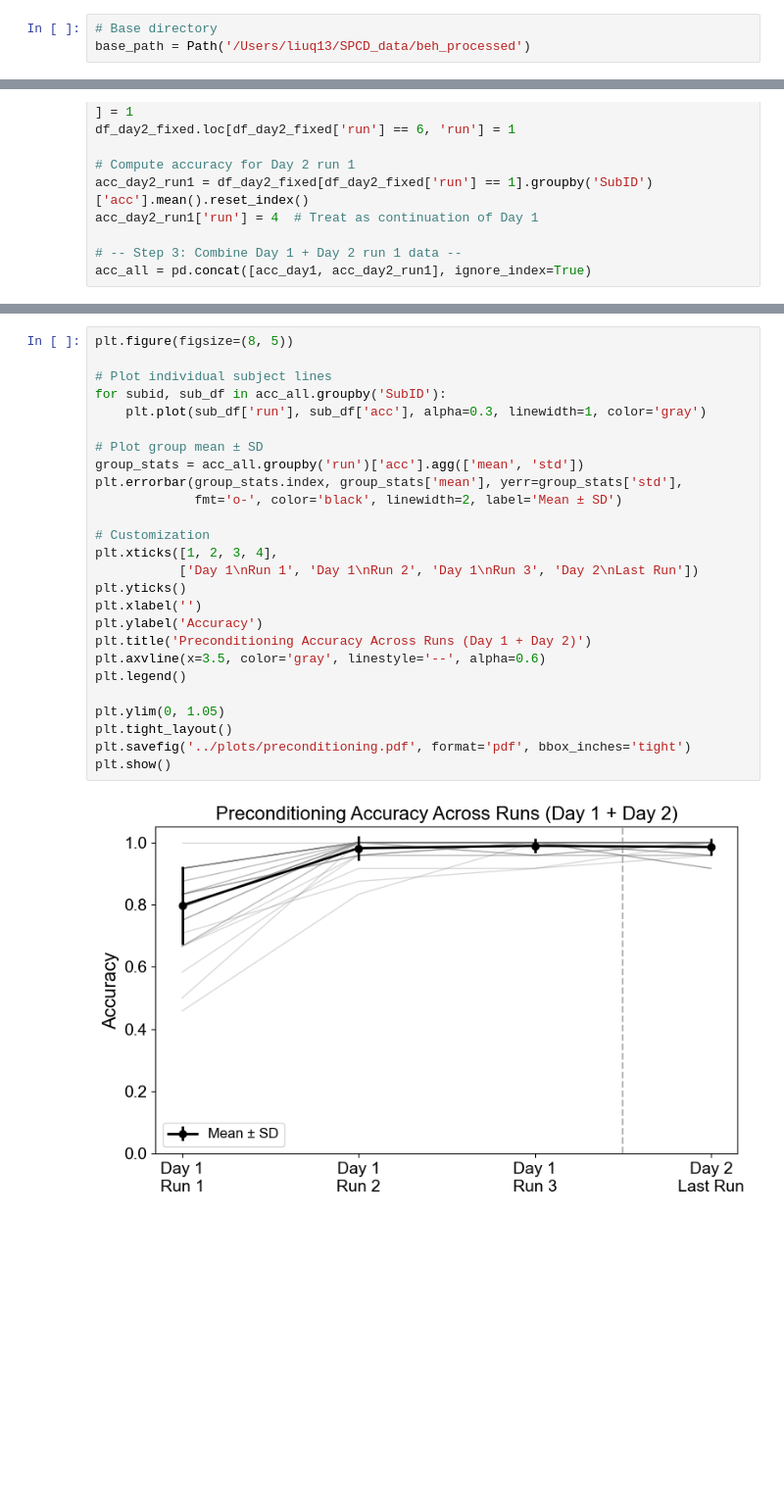
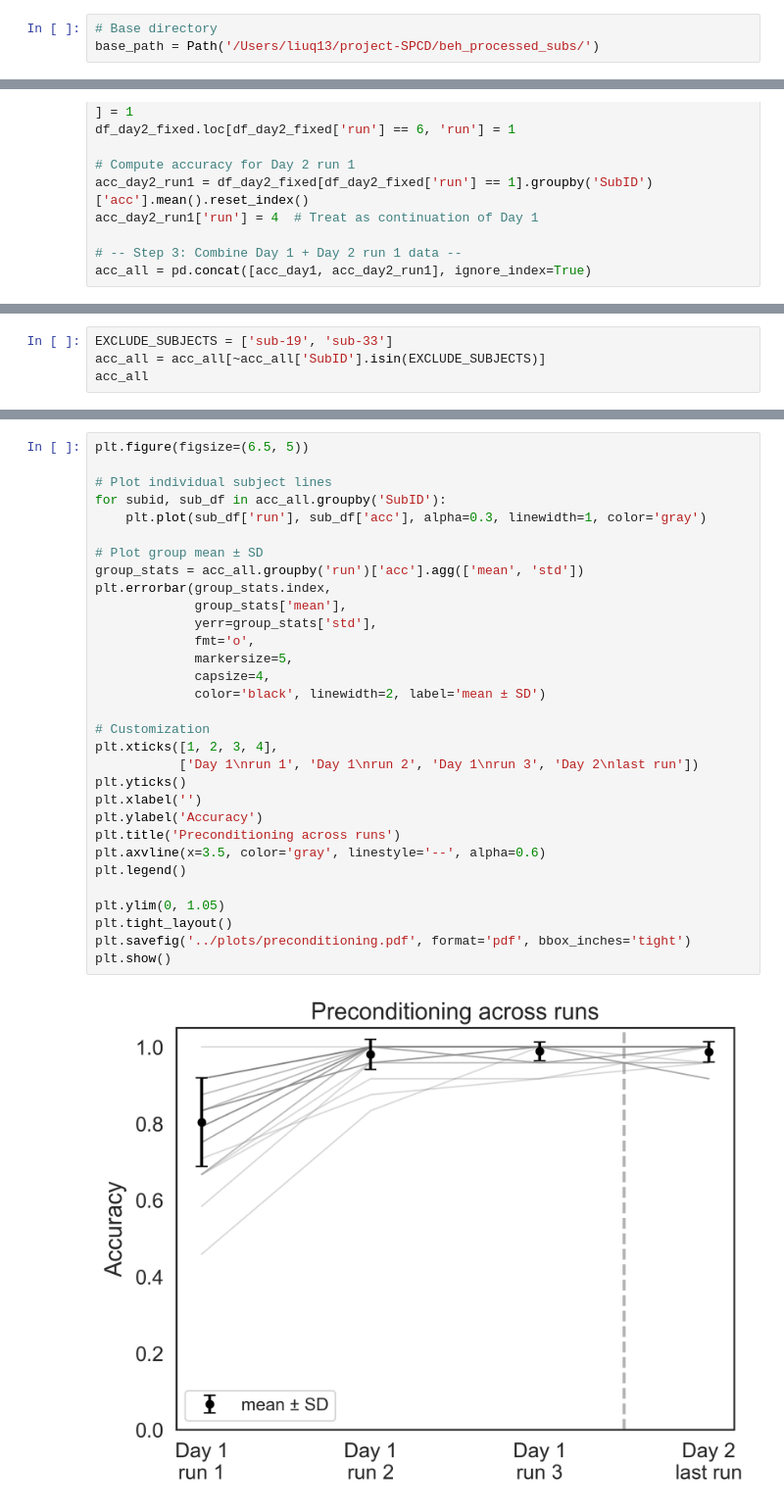
Before and after one commit to QingfangLiu/project-spcd, a Jupyter notebook: scripts_behavior/analyze_precond.ipynb, the cells around one changed output, grey strips where cells are left out. Shown at 98% size. Cells and saved outputs as stored; diff of their text form; blank space fills up the shorter version.

```diff
--- a/scripts_behavior/analyze_precond.ipynb
+++ b/scripts_behavior/analyze_precond.ipynb
@@ -21,6 +21,6 @@ session_colors = plot_config.session_colors
 # %%
 # Base directory
-base_path = Path('/Users/liuq13/SPCD_data/beh_processed')
+base_path = Path('/Users/liuq13/project-SPCD/beh_processed_subs/')
 # %%
 def load_precond_day(day):
     dfs = []
@@ -63,0 +68,4 @@ acc_all = pd.concat([acc_day1, acc_day2_run1], ignore_index=True)
+# %%
+EXCLUDE_SUBJECTS = ['sub-19', 'sub-33']
+acc_all = acc_all[~acc_all['SubID'].isin(EXCLUDE_SUBJECTS)]
+acc_all
@@ -64,28 +101,33 @@ acc_all = pd.concat([acc_day1, acc_day2_run1], ignore_index=True)
 # %%
-plt.figure(figsize=(8, 5))
+plt.figure(figsize=(6.5, 5))
 
 # Plot individual subject lines
 for subid, sub_df in acc_all.groupby('SubID'):
     plt.plot(sub_df['run'], sub_df['acc'], alpha=0.3, linewidth=1, color='gray')
 
 # Plot group mean ± SD
 group_stats = acc_all.groupby('run')['acc'].agg(['mean', 'std'])
-plt.errorbar(group_stats.index, group_stats['mean'], yerr=group_stats['std'],
-             fmt='o-', color='black', linewidth=2, label='Mean ± SD')
+plt.errorbar(group_stats.index,
+             group_stats['mean'],
+             yerr=group_stats['std'],
+             fmt='o',
+             markersize=5,
+             capsize=4,
+             color='black', linewidth=2, label='mean ± SD')
 
 # Customization
 plt.xticks([1, 2, 3, 4],
-           ['Day 1\nRun 1', 'Day 1\nRun 2', 'Day 1\nRun 3', 'Day 2\nLast Run'])
+           ['Day 1\nrun 1', 'Day 1\nrun 2', 'Day 1\nrun 3', 'Day 2\nlast run'])
 plt.yticks()
 plt.xlabel('')
 plt.ylabel('Accuracy')
-plt.title('Preconditioning Accuracy Across Runs (Day 1 + Day 2)')
+plt.title('Preconditioning across runs')
 plt.axvline(x=3.5, color='gray', linestyle='--', alpha=0.6)
 plt.legend()
 
 plt.ylim(0, 1.05)
 plt.tight_layout()
 plt.savefig('../plots/preconditioning.pdf', format='pdf', bbox_inches='tight')
 plt.show()
 # %% [output]
-[figure, old version]
+[figure, new version]
```
Also changed, not shown: parts of 15 cells of this notebook, 36 other files.
